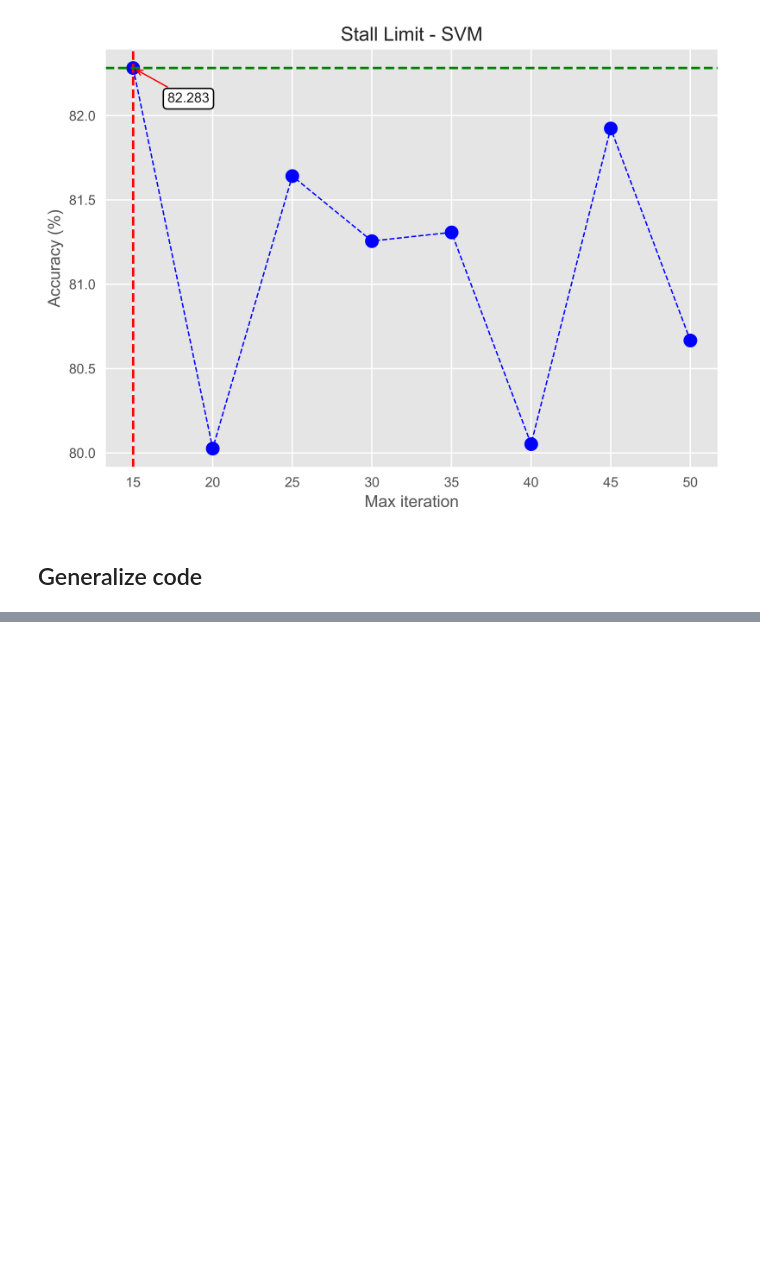
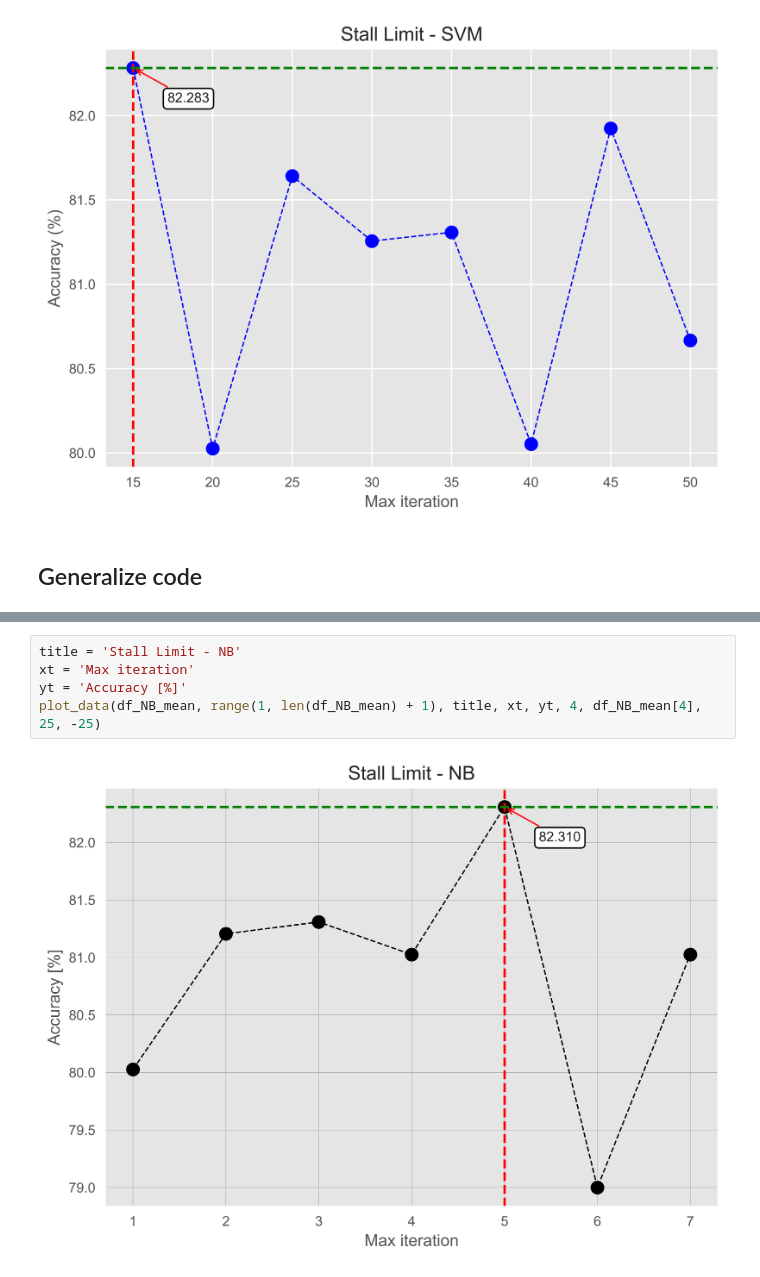
Before and after one commit to erirosv/Master-Thesis, a Jupyter notebook: modelling/sensitivity/plot_styles.ipynb, the cells around one changed output, grey strips where cells are left out. Cells and saved outputs as stored; diff of their text form; blank space fills up the shorter version.

```diff
--- a/modelling/sensitivity/plot_styles.ipynb
+++ b/modelling/sensitivity/plot_styles.ipynb
@@ -213,0 +222,7 @@ plot_data(df_SVM_mean, data_list_numbers, title, xt, yt, 0, df_SVM_mean[0])
+# %%
+title = 'Stall Limit - NB'
+xt = 'Max iteration'
+yt = 'Accuracy [%]'
+plot_data(df_NB_mean, range(1, len(df_NB_mean) + 1), title, xt, yt, 4, df_NB_mean[4], 25, -25)
+# %% [output]
+[figure, added]
```
Also changed, not shown: parts of 5 cells of this notebook.
